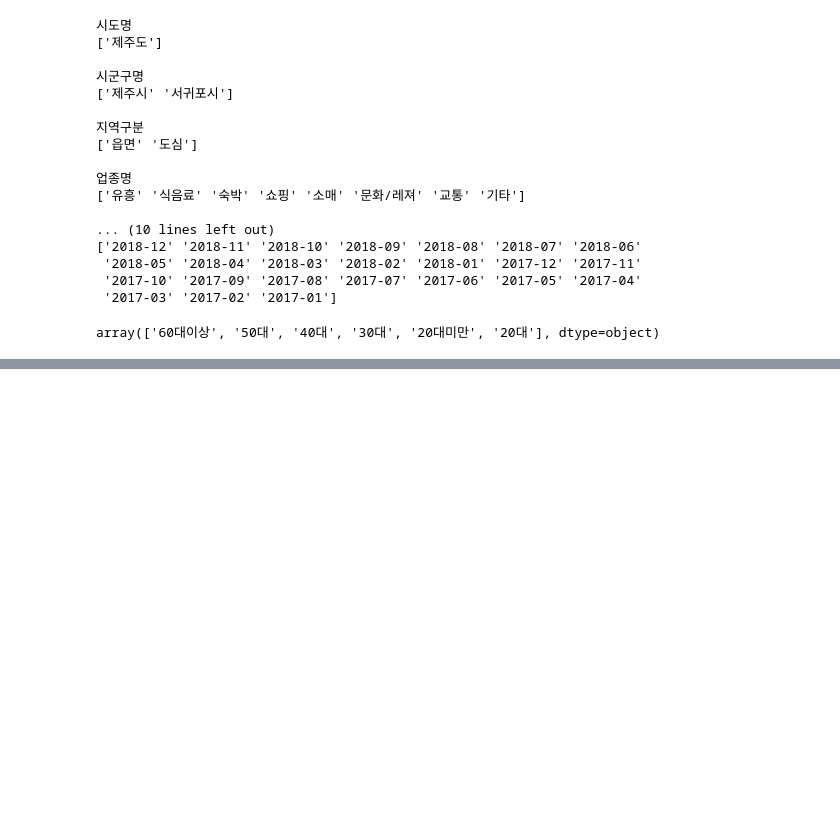
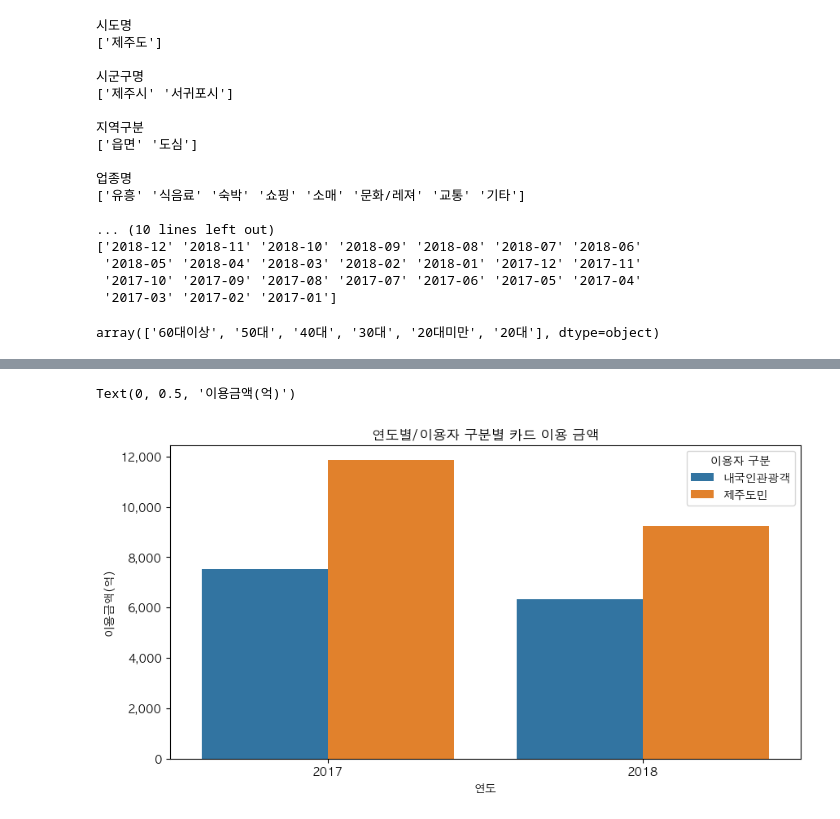
Before and after one commit to NavruzbekDB/Jeju-island-card-data, a Jupyter notebook: Jeju card data.ipynb, the cells around one changed output, grey strips where cells are left out. Cells and saved outputs as stored; diff of their text form; code cells hidden in the pictures; blank space fills up the shorter version.

```diff
--- a/Jeju card data.ipynb
+++ b/Jeju card data.ipynb
@@ -175,0 +282,3 @@ array(['60대이상', '50대', '40대', '30대', '20대미만', '20대'], dtype=
+# %%
+groupby_ym_user = jeju_card.groupby(['연도', '이용자 구분']).sum(numeric_only=True).reset_index()
+groupby_ym_user
@@ -175,0 +291,8 @@ array(['60대이상', '50대', '40대', '30대', '20대미만', '20대'], dtype=
+# %%
+sns.barplot(data=groupby_ym_user, x='연도', y='이용금액', hue='이용자 구분')
+plt.title('연도별/이용자 구분별 카드 이용 금액')
+plt.gca().yaxis.set_major_formatter(plt.FuncFormatter(lambda x, _: f'{x/100000000:,.0f}'))
+plt.ylabel('이용금액(억)')
+# %% [output]
+Text(0, 0.5, '이용금액(억)')
+[figure, added]
```
Also changed, not shown: parts of 32 cells of this notebook.
